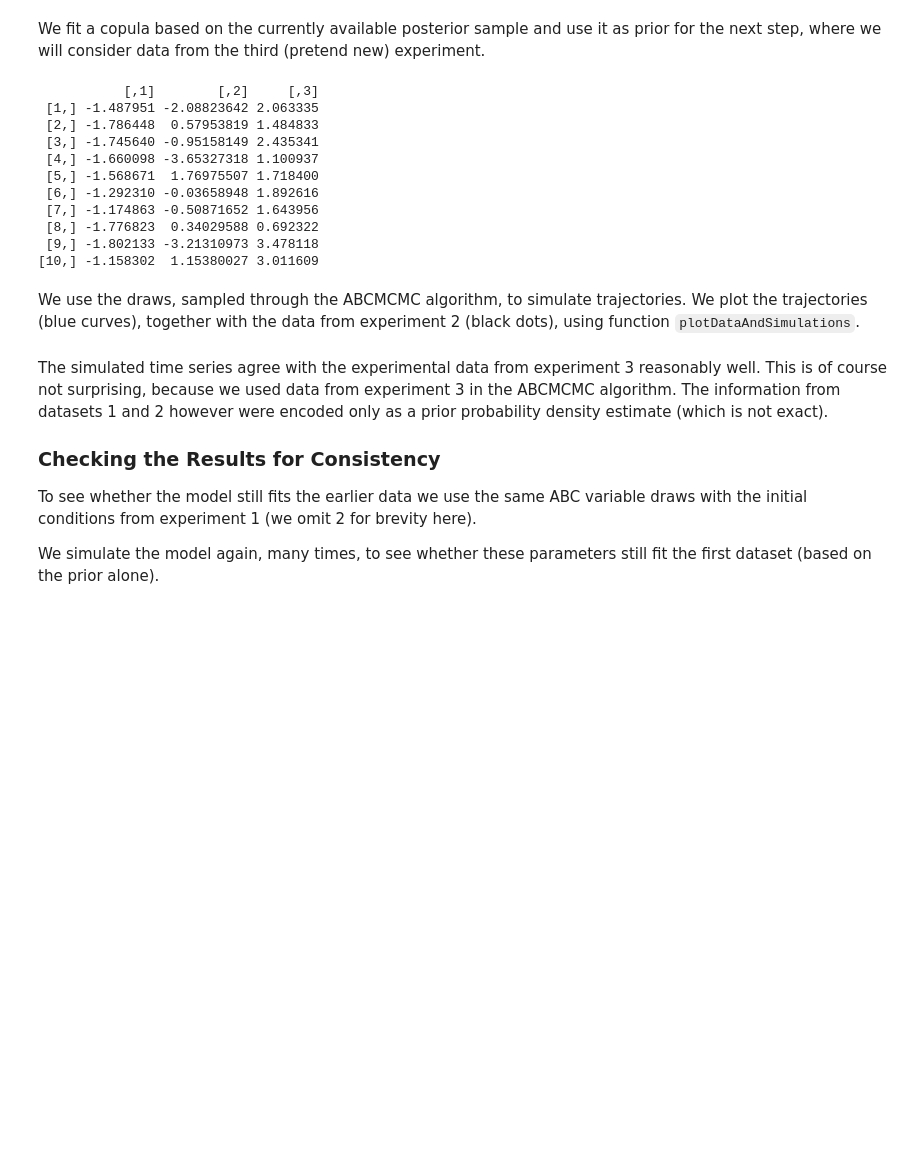
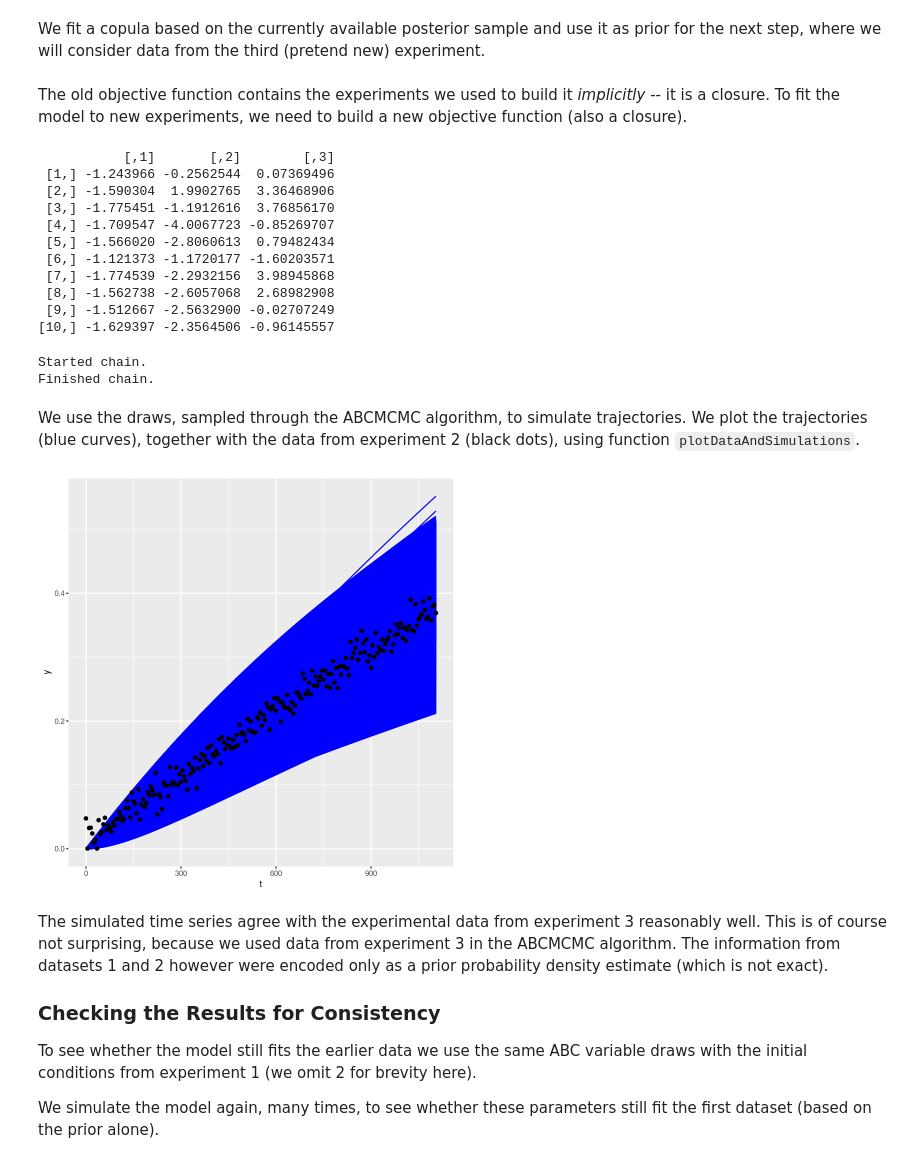
Before and after one commit to icpm-kth/uqsa, a Jupyter notebook: UQ.ipynb, the cells around one changed output. Cells and saved outputs as stored; diff of their text form; code cells hidden in the pictures; blank space fills up the shorter version.

```diff
--- a/UQ.ipynb
+++ b/UQ.ipynb
@@ -327,37 +312,40 @@ We fit a copula based on the currently available posterior sample and use it as
+# %% [markdown]
+The old objective function contains the experiments we used to build it *implicitly* -- it is a closure. To fit the model to new experiments, we need to build a new objective function (also a closure).
 # %%
-#Fitting Copula based on previous MCMC runs
-out <- fitCopula(Sample$draws)
-priorPDF<-dCopulaPrior(out)
-priorRNG<-rCopulaPrior(out)
+# new objective:
 objectiveFunction <- makeObjective(experiments[3], modelName, getScore, parMap)
 # example use of prior sampler:
 print(priorRNG(10))
 
-## Run Pre-Calibration Sampling
+## Run Pre-Calibration Sampling again, to adapt to the new objective
 out1 <- preCalibration(objectiveFunction, npc, priorRNG)
 out2 <- getMCMCPar(out1$prePar, out1$preDelta, delta=delta)
 Sigma <- out2$Sigma
 startPar <- out2$startPar
 # %% [output]
-           [,1]        [,2]     [,3]
- [1,] -1.487951 -2.08823642 2.063335
- [2,] -1.786448  0.57953819 1.484833
- [3,] -1.745640 -0.95158149 2.435341
- [4,] -1.660098 -3.65327318 1.100937
- [5,] -1.568671  1.76975507 1.718400
- [6,] -1.292310 -0.03658948 1.892616
- [7,] -1.174863 -0.50871652 1.643956
- [8,] -1.776823  0.34029588 0.692322
- [9,] -1.802133 -3.21310973 3.478118
-[10,] -1.158302  1.15380027 3.011609
+           [,1]       [,2]        [,3]
+ [1,] -1.243966 -0.2562544  0.07369496
+ [2,] -1.590304  1.9902765  3.36468906
+ [3,] -1.775451 -1.1912616  3.76856170
+ [4,] -1.709547 -4.0067723 -0.85269707
+ [5,] -1.566020 -2.8060613  0.79482434
+ [6,] -1.121373 -1.1720177 -1.60203571
+ [7,] -1.774539 -2.2932156  3.98945868
+ [8,] -1.562738 -2.6057068  2.68982908
+ [9,] -1.512667 -2.5632900 -0.02707249
+[10,] -1.629397 -2.3564506 -0.96145557
 # %%
 Sample<-ABCMCMC(objectiveFunction,startPar,ns,Sigma,delta,priorPDF)
-draws<-Sample$draws
+# %% [output]
+Started chain.
+Finished chain.
 # %% [markdown]
 We use the draws, sampled through the ABCMCMC algorithm, to simulate trajectories.
 We plot the trajectories (blue curves), together with the data from experiment 2 (black dots), using function `plotDataAndSimulations`.
 # %%
-plotDataAndSimulations(draws, experiments[3], parMap, nCores)
+plotDataAndSimulations(Sample$draws, experiments[3], parMap, nCores)
+# %% [output]
+[figure, added]
 # %% [markdown]
 The simulated time series agree with the experimental data from experiment 3 reasonably well.
 This is of course not surprising, because we used data from experiment 3 in the ABCMCMC algorithm. The information from datasets 1 and 2 however were encoded only as a prior probability density estimate (which is not exact).
```
Also changed, not shown: parts of 15 cells of this notebook, 4 other files.
